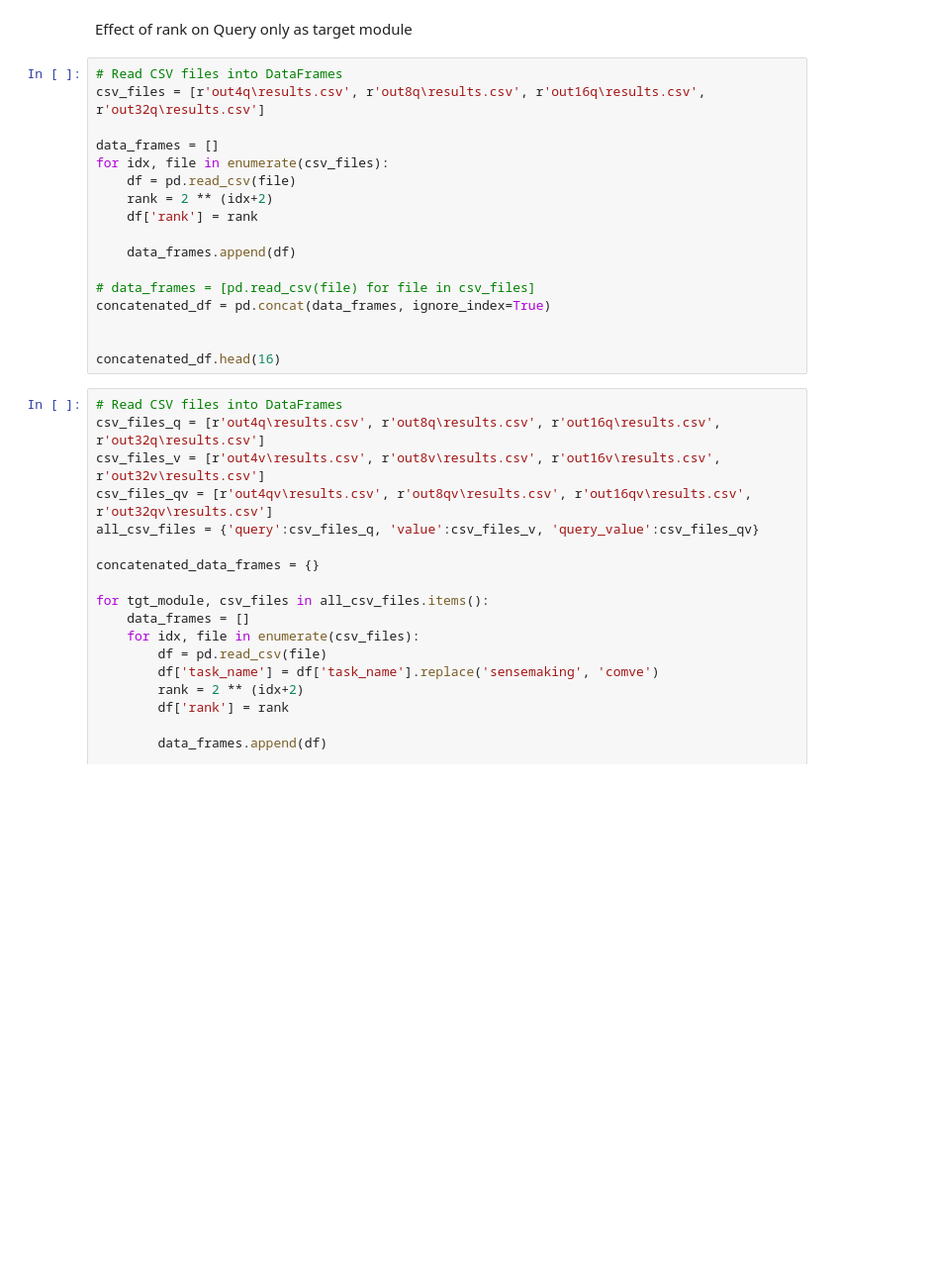
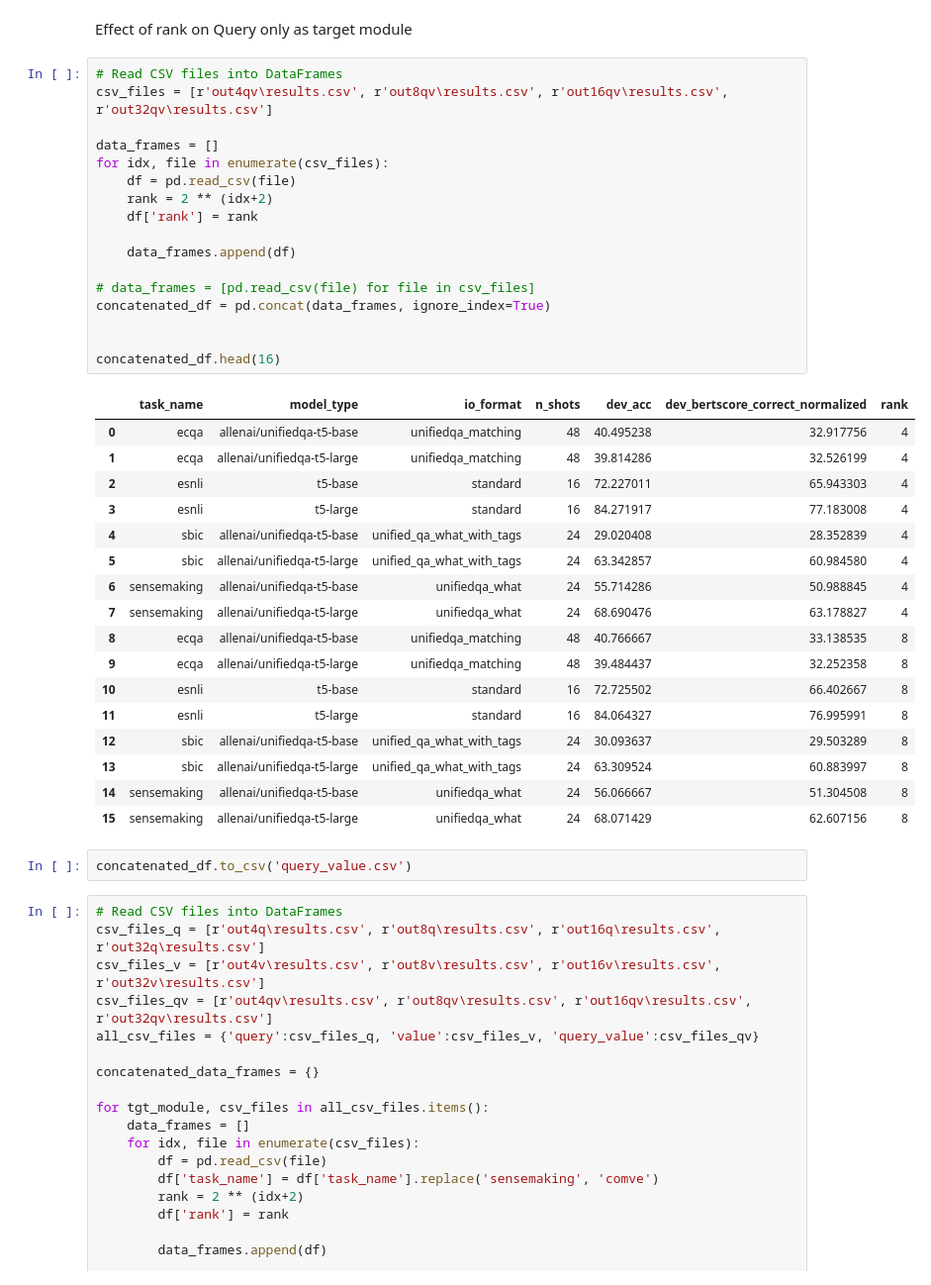
Before and after one commit to SanniM3/predicitons_with_explanations, a Jupyter notebook: plot_results.ipynb, the cells around one changed output. Shown: that part at 99% size. Drawn from its saved outputs; the diff is of its cells as text; blank space fills up the shorter version.

Commit message:
collated results

```diff
--- a/plot_results.ipynb
+++ b/plot_results.ipynb
@@ -6,21 +6,41 @@ import seaborn as sns
 Effect of rank on Query only as target module
 # %%
 # Read CSV files into DataFrames
-csv_files = [r'out4q\results.csv', r'out8q\results.csv', r'out16q\results.csv', r'out32q\results.csv']
+csv_files = [r'out4qv\results.csv', r'out8qv\results.csv', r'out16qv\results.csv', r'out32qv\results.csv']
 
 data_frames = []
 for idx, file in enumerate(csv_files):
     df = pd.read_csv(file)
     rank = 2 ** (idx+2)
     df['rank'] = rank
 
     data_frames.append(df)
 
 # data_frames = [pd.read_csv(file) for file in csv_files]
 concatenated_df = pd.concat(data_frames, ignore_index=True)
 
 
 concatenated_df.head(16)
+# %% [output]
+|  | task_name | model_type | io_format | n_shots | dev_acc | dev_bertscore_correct_normalized | rank |
+| 0 | ecqa | allenai/unifiedqa-t5-base | unifiedqa_matching | 48 | 40.495238 | 32.917756 | 4 |
+| 1 | ecqa | allenai/unifiedqa-t5-large | unifiedqa_matching | 48 | 39.814286 | 32.526199 | 4 |
+| 2 | esnli | t5-base | standard | 16 | 72.227011 | 65.943303 | 4 |
+| 3 | esnli | t5-large | standard | 16 | 84.271917 | 77.183008 | 4 |
+| 4 | sbic | allenai/unifiedqa-t5-base | unified_qa_what_with_tags | 24 | 29.020408 | 28.352839 | 4 |
+| 5 | sbic | allenai/unifiedqa-t5-large | unified_qa_what_with_tags | 24 | 63.342857 | 60.984580 | 4 |
+| 6 | sensemaking | allenai/unifiedqa-t5-base | unifiedqa_what | 24 | 55.714286 | 50.988845 | 4 |
+| 7 | sensemaking | allenai/unifiedqa-t5-large | unifiedqa_what | 24 | 68.690476 | 63.178827 | 4 |
+| 8 | ecqa | allenai/unifiedqa-t5-base | unifiedqa_matching | 48 | 40.766667 | 33.138535 | 8 |
+| 9 | ecqa | allenai/unifiedqa-t5-large | unifiedqa_matching | 48 | 39.484437 | 32.252358 | 8 |
+| 10 | esnli | t5-base | standard | 16 | 72.725502 | 66.402667 | 8 |
+| 11 | esnli | t5-large | standard | 16 | 84.064327 | 76.995991 | 8 |
+| 12 | sbic | allenai/unifiedqa-t5-base | unified_qa_what_with_tags | 24 | 30.093637 | 29.503289 | 8 |
+| 13 | sbic | allenai/unifiedqa-t5-large | unified_qa_what_with_tags | 24 | 63.309524 | 60.883997 | 8 |
+| 14 | sensemaking | allenai/unifiedqa-t5-base | unifiedqa_what | 24 | 56.066667 | 51.304508 | 8 |
+| 15 | sensemaking | allenai/unifiedqa-t5-large | unifiedqa_what | 24 | 68.071429 | 62.607156 | 8 |
+# %%
+concatenated_df.to_csv('query_value.csv')
 # %%
 # Read CSV files into DataFrames
 csv_files_q = [r'out4q\results.csv', r'out8q\results.csv', r'out16q\results.csv', r'out32q\results.csv']
```
Also changed, not shown: 3 other files.
